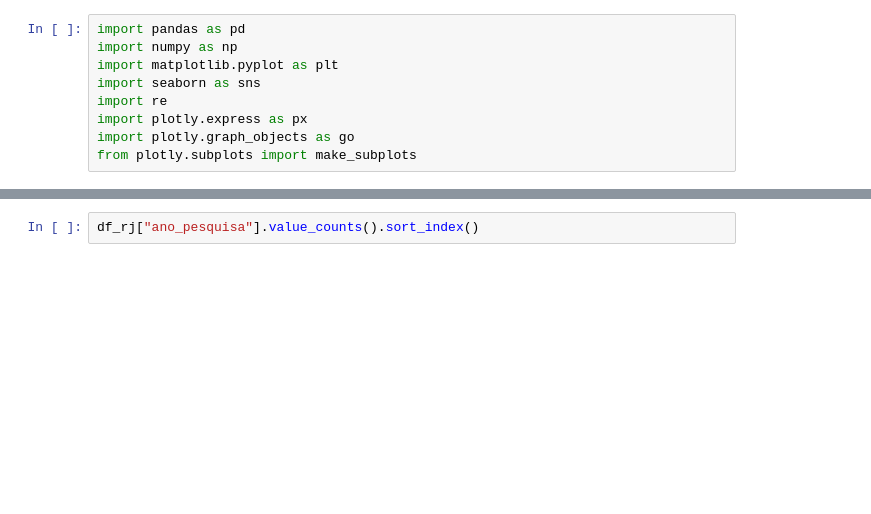
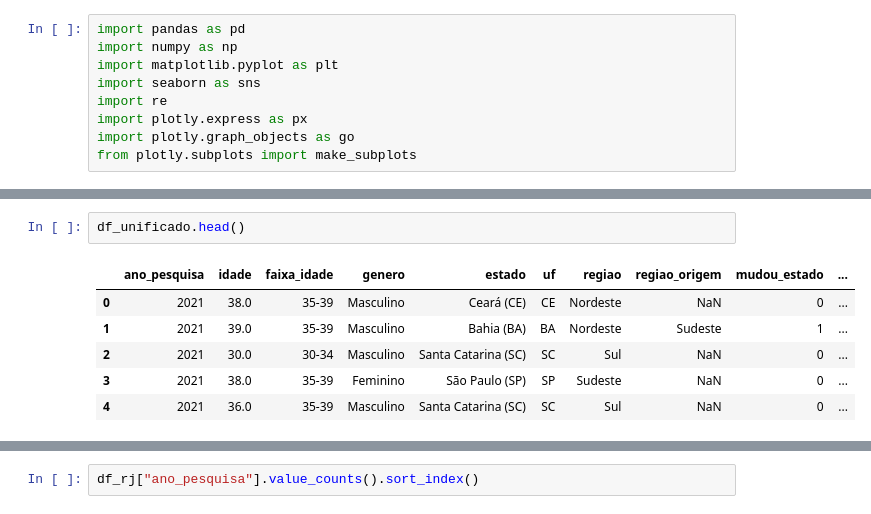
Before and after one commit to julliebelmonte/modelando_amanha, a Jupyter notebook: rj_datascience.ipynb, the cells around one changed output, grey strips where cells are left out. Drawn from its saved outputs; the diff is of its cells as text; blank space fills up the shorter version.

```diff
--- a/rj_datascience.ipynb
+++ b/rj_datascience.ipynb
@@ -9,0 +198,9 @@ from plotly.subplots import make_subplots
+# %%
+df_unificado.head()
+# %% [output]
+|  | ano_pesquisa | idade | faixa_idade | genero | estado | uf | regiao | regiao_origem | mudou_estado | ... |
+| 0 | 2021 | 38.0 | 35-39 | Masculino | Ceará (CE) | CE | Nordeste | NaN | 0 | ... |
+| 1 | 2021 | 39.0 | 35-39 | Masculino | Bahia (BA) | BA | Nordeste | Sudeste | 1 | ... |
+| 2 | 2021 | 30.0 | 30-34 | Masculino | Santa Catarina (SC) | SC | Sul | NaN | 0 | ... |
+| 3 | 2021 | 38.0 | 35-39 | Feminino | São Paulo (SP) | SP | Sudeste | NaN | 0 | ... |
+| 4 | 2021 | 36.0 | 35-39 | Masculino | Santa Catarina (SC) | SC | Sul | NaN | 0 | ... |
```
Also changed, not shown: parts of 42 cells of this notebook, 13 other files.
